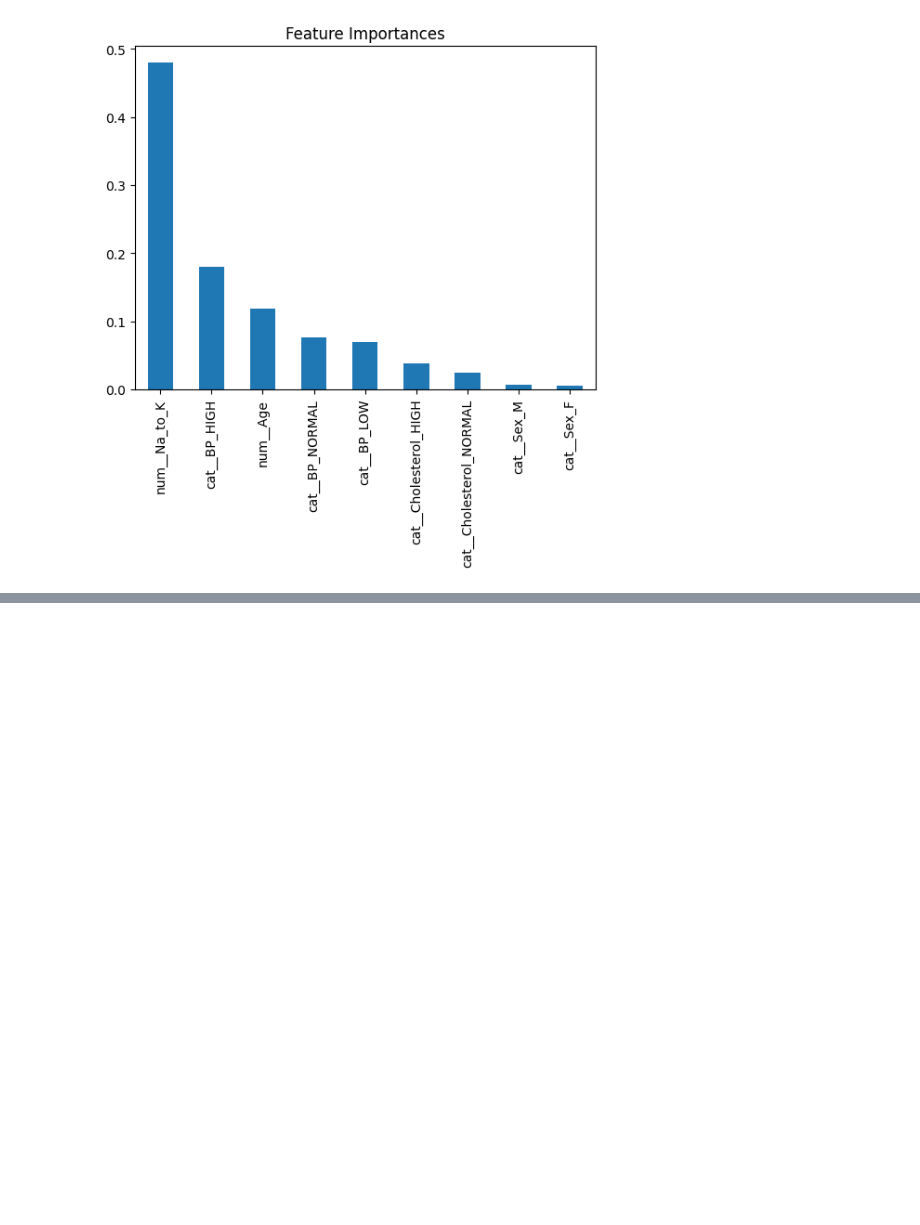
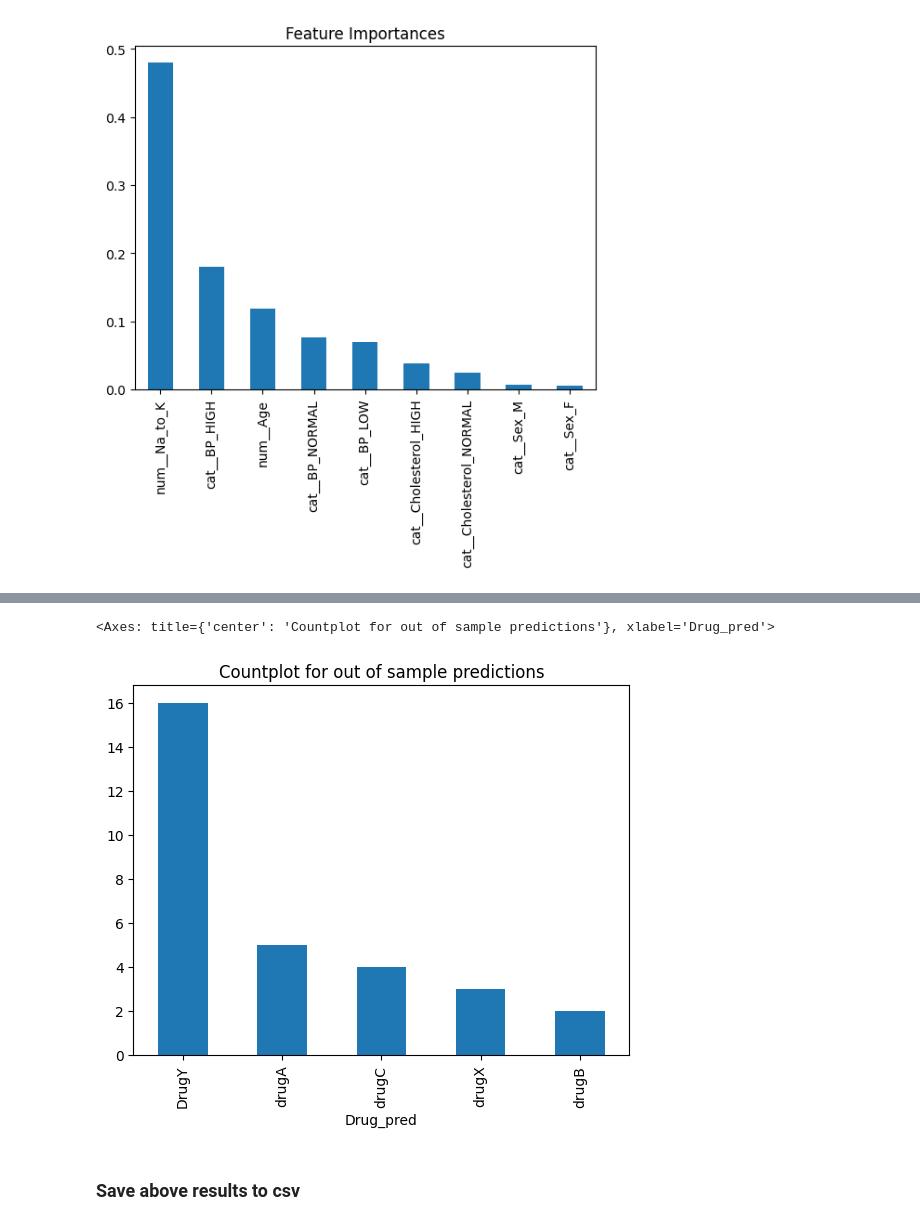
Before and after one commit to utkarshg1/VSCode_Thu_Fri_6_8pm, a Jupyter notebook: Random Forest Classification/RFC.ipynb, the cells around one changed output, grey strips where cells are left out. Saved outputs shown, nothing was run; the diff lists cells and outputs as text; code cells hidden in the pictures; blank space fills up the shorter version.

```diff
--- a/Random Forest Classification/RFC.ipynb
+++ b/Random Forest Classification/RFC.ipynb
@@ -449,0 +527,3 @@ imp.plot(kind='bar', title='Feature Importances')
+# %%
+pred = best_rfc.predict(xnew_pre)
+pred
@@ -449,0 +536,3 @@ imp.plot(kind='bar', title='Feature Importances')
+# %%
+prob = best_rfc.predict_proba(xnew_pre)
+prob
@@ -449,0 +559,4 @@ imp.plot(kind='bar', title='Feature Importances')
+# %%
+import numpy as np
+prob_max = np.max(prob, axis=1)
+prob_max
@@ -449,0 +572,3 @@ imp.plot(kind='bar', title='Feature Importances')
+# %%
+xnew['Drug_pred']=pred
+xnew['Drug_prob']=prob_max
@@ -449,0 +605,7 @@ imp.plot(kind='bar', title='Feature Importances')
+# %%
+xnew['Drug_pred'].value_counts().plot(kind='bar', title='Countplot for out of sample predictions')
+# %% [output]
+<Axes: title={'center': 'Countplot for out of sample predictions'}, xlabel='Drug_pred'>
+[figure, added]
+# %% [markdown]
+### Save above results to csv
```
Also changed, not shown: parts of 15 cells of this notebook, 2 other files.
